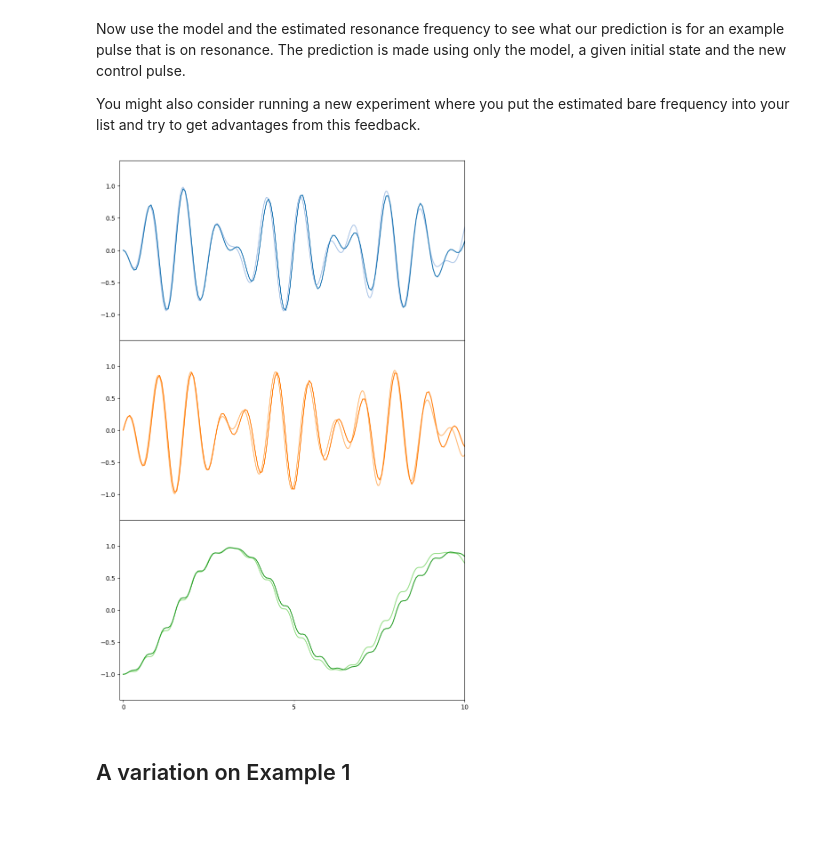
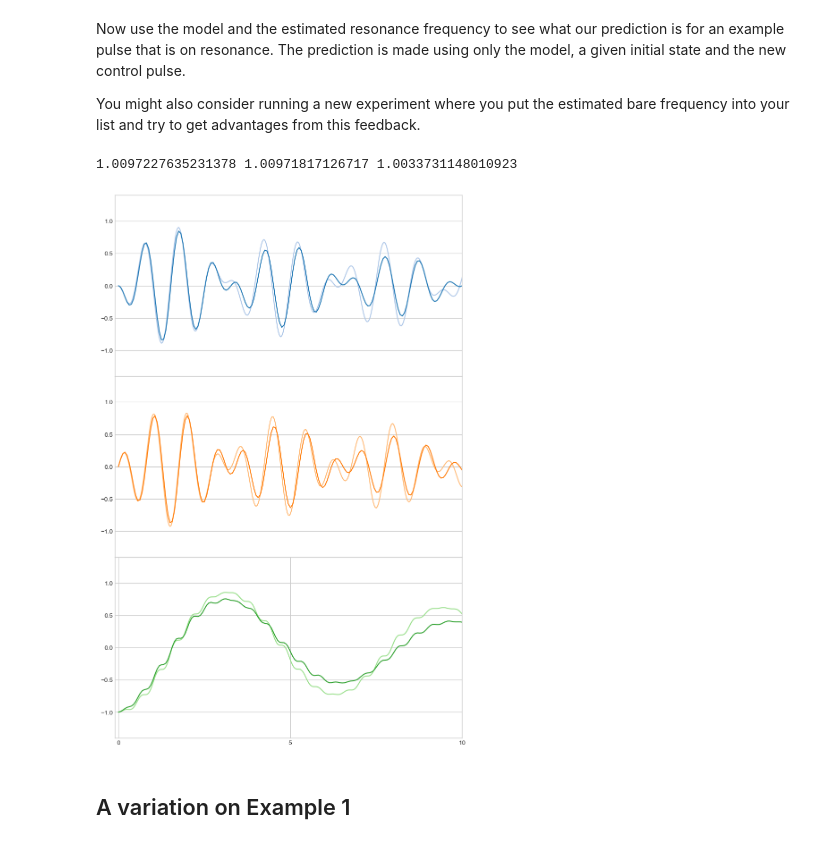
Before and after one commit to ImanGarsha/biDMD-for-quantum, a Jupyter notebook: Examples2.ipynb, the cells around one changed output. Saved outputs shown, nothing was run; the diff lists cells and outputs as text; code cells hidden in the pictures.

```diff
--- a/Examples2.ipynb
+++ b/Examples2.ipynb
@@ -264,10 +264,10 @@ Eigs:  [0.91588884+0.38347705j 0.91588884-0.38347705j 0.98933368+0.j        ]
 [figure]
 # %%
 # Fit the model
-model1 = dmd.ibiDMD(QbData.Y2_flat, QbData.Y1_flat, QbData.U1y_flat, QbData.T1y_flat, threshold_type='count', threshold=6, forgetting_factor =.9999)
+model1 = dmd.ibiDMD(QbData.Y2_flat, QbData.Y1_flat, QbData.U1y_flat, QbData.T1y_flat, threshold_type='count', threshold=6, track_history =1 ,forgetting_factor =.9999)
 
 # Estimate the bare frequency
-est_bare = np.abs(np.angle(model1.eigs[1])/dt/2/np.pi)
+est_bare1 = np.abs(np.angle(model1.eigs[1])/dt/2/np.pi)
 
 # Plot the eigenvvalues
 fig, ax = plt.subplots(1,figsize=[4,4])
@@ -277,10 +277,14 @@ ax.set_yticks([-1,0,1])
 ax.set_xticklabels([-1,0,1],fontsize=24)
 ax.set_yticklabels([-1,0,1],fontsize=24)
 for eigs in model1.eigs:
-    ax.plot(eigs.real, eigs.imag, ms=12, marker='x', markeredgewidth=3, ls='', color='k')
+    ax.plot(eigs.real, eigs.imag, ms=12, marker='x', markeredgewidth=1, ls='', color='r')
+for eigs in model.eigs:
+    ax.plot(eigs.real, eigs.imag, ms=12, marker='+', markeredgewidth=1, ls='', color='k')
 ax.add_artist(plt.Circle((0, 0), 1, color='k', linestyle='--', fill=False))
 ax.spines['right'].set_visible(False)
 ax.spines['top'].set_visible(False)
-print('Estimated bare frequency:', est_bare)
-print('Eigs: ', model1.eigs)
+print('Estimated bare frequency ibidmd:', est_bare1)
+print('Eigs ibidmd: ', model1.eigs)
+print('Estimated bare frequency bidmd:', est_bare)
+print('Eigs bidmd: ', model.eigs)
 # %% [output]
@@ -307,7 +313,7 @@ model_bayes.rank = rr
 model_bayes.fit()
 
 # Estimate the bare frequency
-est_bare = np.abs(np.angle(model_bayes.eigs[1])/dt/2/np.pi)
+est_bare_bayes = np.abs(np.angle(model_bayes.eigs[1])/dt/2/np.pi)
 
 # Plot the eigenvvalues
 fig, ax = plt.subplots(1,figsize=[4,4])
@@ -317,12 +323,21 @@ ax.set_yticks([-1,0,1])
 ax.set_xticklabels([-1,0,1],fontsize=24)
 ax.set_yticklabels([-1,0,1],fontsize=24)
 for eigs in model_bayes.eigs:
-    ax.plot(eigs.real, eigs.imag, ms=12, marker='x', markeredgewidth=3, ls='', color='k')
+    ax.plot(eigs.real, eigs.imag, ms=12, marker='+', markeredgewidth=1, ls='', color='r')
+for eigs in model1.eigs:
+    ax.plot(eigs.real, eigs.imag, ms=12, marker='x', markeredgewidth=1, ls='', color='b')
+for eigs in model.eigs:
+    ax.plot(eigs.real, eigs.imag, ms=12, marker='o',  markerfacecolor='None',  ls='', color='k')
 ax.add_artist(plt.Circle((0, 0), 1, color='k', linestyle='--', fill=False))
 ax.spines['right'].set_visible(False)
 ax.spines['top'].set_visible(False)
-print('Estimated bare frequency:', est_bare)
+print('Estimated bare frequency:', est_bare_bayes)
 print('Eigs: ', model_bayes.eigs)
+
+print('Estimated bare frequency ibidmd:', est_bare1)
+print('Eigs ibidmd: ', model1.eigs)
+print('Estimated bare frequency bidmd:', est_bare)
+print('Eigs bidmd: ', model.eigs)
 # %% [output]
 Starting Bayesian Incremental Fit. Total Snapshots: 790
 Bayesian fit complete.
@@ -552,8 +569,8 @@ for i, k in enumerate(checkpoints):
     mean_A_reduced = U_r.T @ mean_A @ U_r
     mean_eigs, _ = np.linalg.eig(mean_A_reduced)
 
-    ax.plot(np.real(mean_eigs), np.imag(mean_eigs), 'r*', markersize=14, label='Posterior Mean')
-    ax.plot(np.real(true_eigs), np.imag(true_eigs), 'o', markerfacecolor='none',
+    ax.plot(np.real(mean_eigs), np.imag(mean_eigs), '+', markersize=14, label='Posterior Mean')
+    ax.plot(np.real(true_eigs), np.imag(true_eigs), 'x', markerfacecolor='none',
              markeredgecolor='k', markersize=12, markeredgewidth=2, label='Ground Truth')
 
     ax.set_title(f'After {k} Snapshots ({int(k/num_snapshots*100)}% of Data)', fontsize=14)
@@ -873,33 +811,37 @@ for j in range(min(n_experiments, 3)):
 Now use the model and the estimated resonance frequency to see what our prediction is for an example pulse that is on resonance. The prediction is made using only the model, a given initial state and the new control pulse.
 
 You might also consider running a new experiment where you put the estimated bare frequency into your list and try to get advantages from this feedback.
+# %%
+print(est_bare,est_bare1,est_bare_bayes)
+# %% [output]
+1.0097227635231378 1.00971817126717 1.0033731148010923
 # %%
 # Simulate the testing dynamics using the est_bare from the previous section
-c_args_test = {'Omega': 2*np.pi*est_bare, 'u': lambda t: V0*np.ones_like(t)}
+c_args_test = {'Omega': 2*np.pi*est_bare_bayes, 'u': lambda t: V0*np.ones_like(t)}
 result_lab_test = qt.mesolve(H_lab, psi0, ts_test, dissipation, measure_list, args=c_args_test)
 
 # Collect test data
 skip = sim_discretization//m_discretization
 result = np.array(result_lab_test.expect)
 X = result[:,::skip]
 T1 = ts_test[::skip]
 U1 = fc_lab(T1, c_args_test).reshape(1,-1)
-X_predict = model1.predict_dst(control=U1, x0=X[:,0])
+X_predict = model_bayes.predict_dst(control=U1, x0=X[:,0])
 
 # Plot the prediction
 fig, axes = plt.subplots(3,1, figsize=[10,15.75])
 for m in range(n_measure):
     axes[m].plot(ts_test, result[m], color=cmap2(2*m+1),label=measure_name[m])
     axes[m].plot(T1, X_predict[m],color=cmap2(2*m))
     axes[m].set_ylim([-1.4,1.4])
     axes[m].set_xlim([-.1,10])
 
 for m in range(n_measure-1):
     axes[m].set_xticks([])
 axes[-1].set_xticks([0,5,10])
 fig.subplots_adjust(wspace=0, hspace=0)
 # %% [output]
-[figure, old version]
+[figure, new version]
 # %% [markdown]
 ## A variation on Example 1
 # %% [markdown]
```
Also changed, not shown: parts of 30 cells of this notebook.
